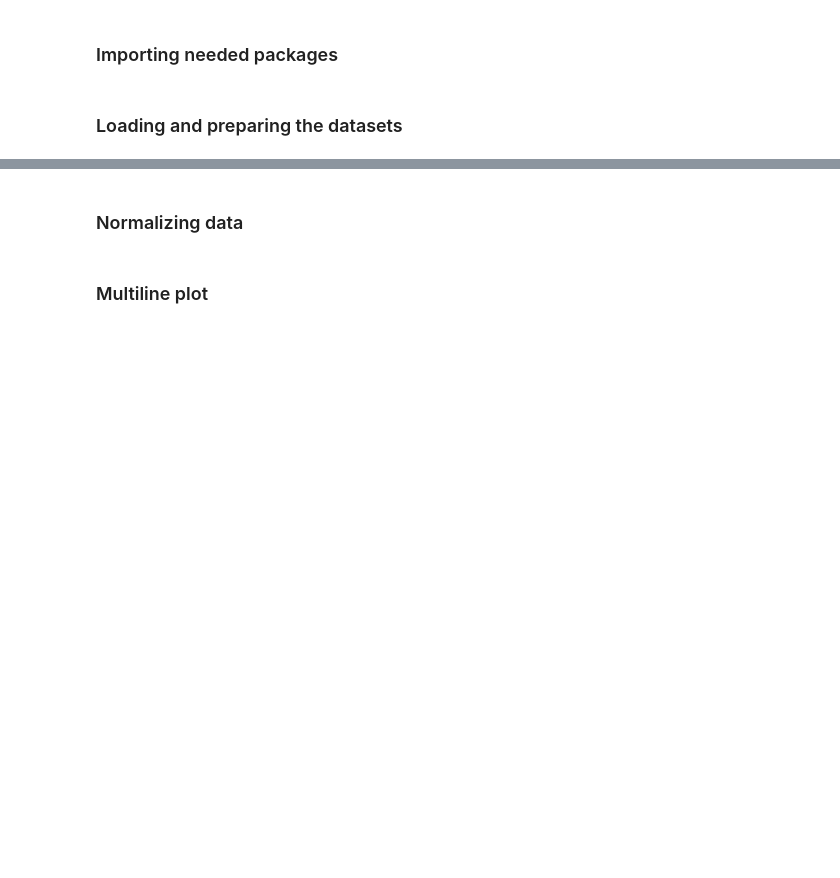
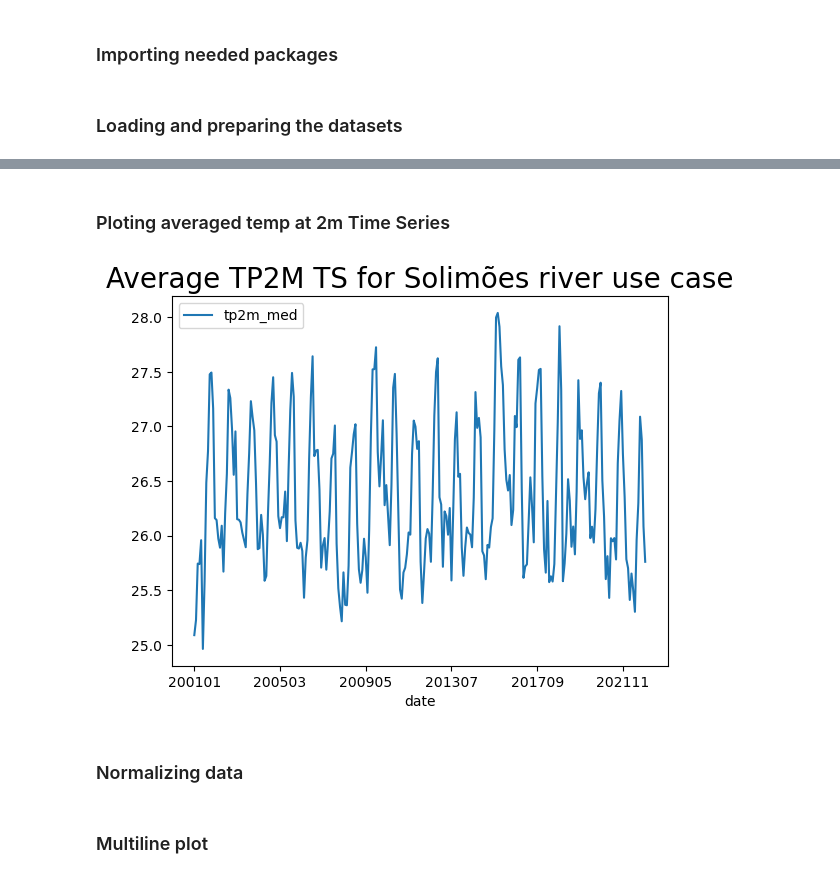
Before and after one commit to CU-ESIIL/eculler-group-hackathon-repo-2023, a Jupyter notebook: 02-Plot.ipynb, the cells around one changed output, grey strips where cells are left out. Saved outputs shown, nothing was run; the diff lists cells and outputs as text; code cells hidden in the pictures; blank space fills up the shorter version.

```diff
--- a/02-Plot.ipynb
+++ b/02-Plot.ipynb
@@ -24,3 +41,10 @@ DAT = DAT.merge(enso, how='left', left_index=True, right_index=True).merge(prec,
+# %% [markdown]
+### Ploting averaged temp at 2m Time Series
+# %%
+tp2m.plot()
+plt.title('Average TP2M TS for Solimões river use case', fontsize=20);
+# %% [output]
+[figure, added]
 # %% [markdown]
 ### Normalizing data
 # %%
```
Also changed, not shown: parts of 6 cells of this notebook.
